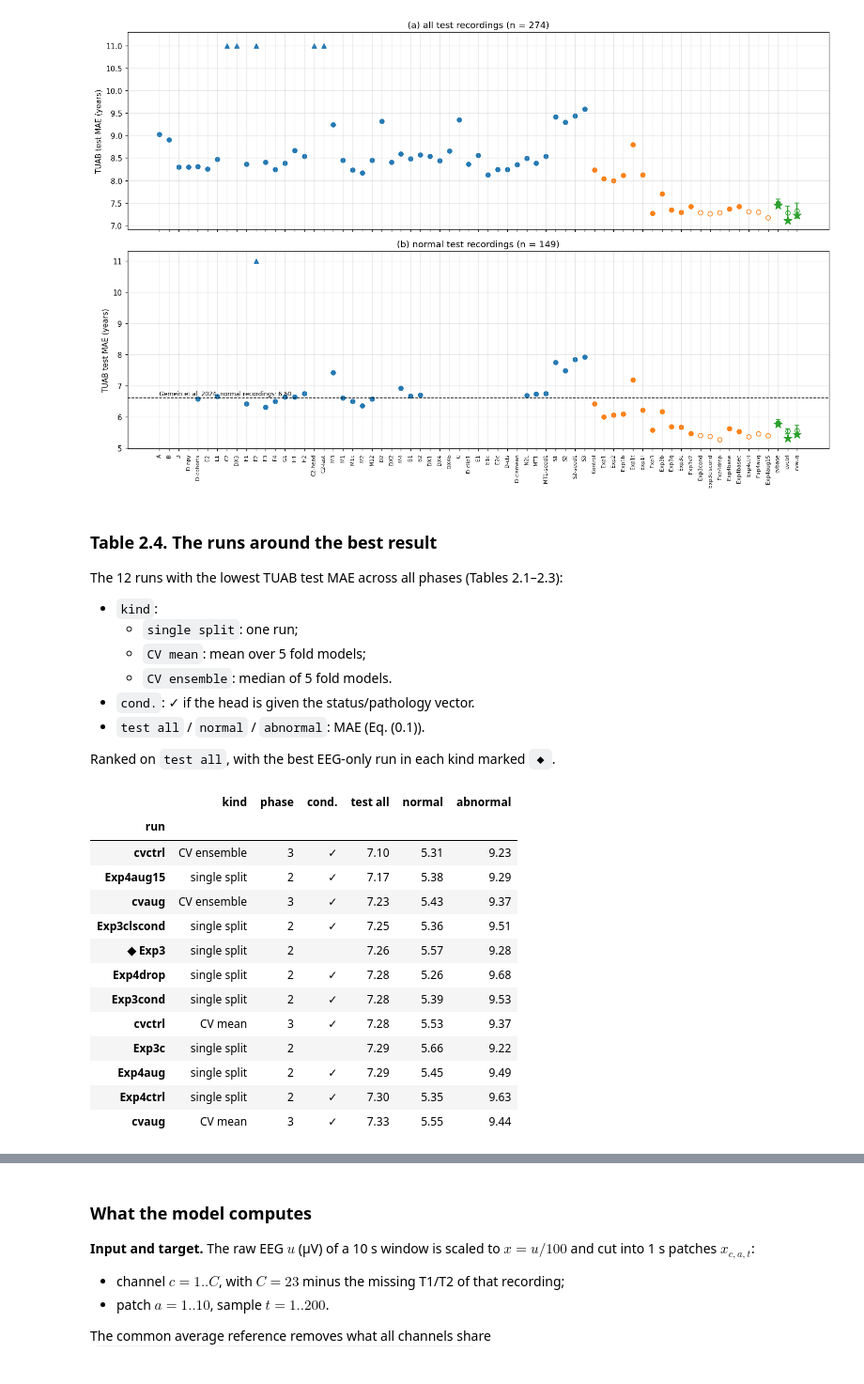
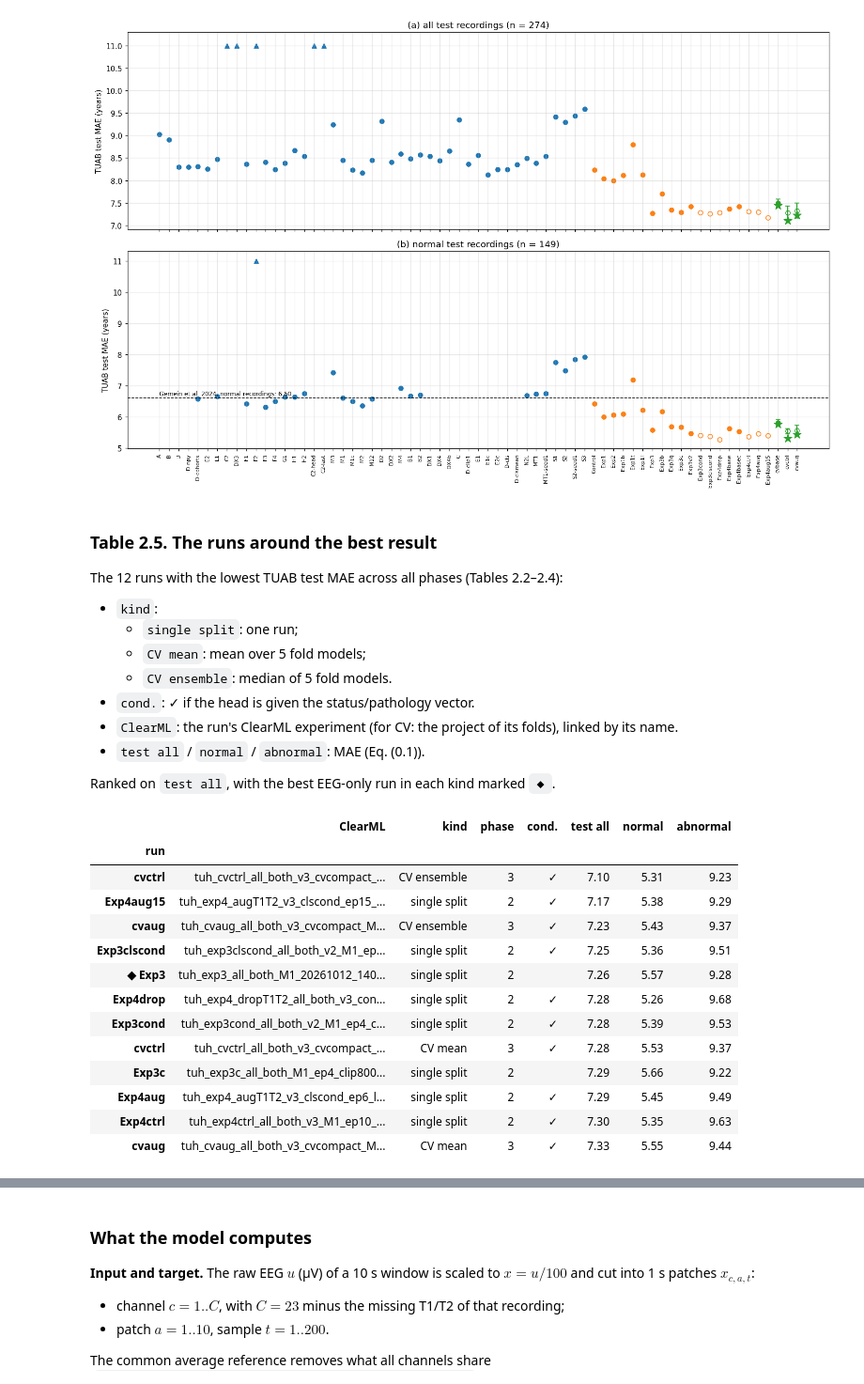
Before and after one commit to Neuro-Clalit/LaBraM, a Jupyter notebook: notebooks/brain_age_research_summary.ipynb, the cells around one changed output, grey strips where cells are left out. Shown at 94% size. Drawn from its saved outputs; the diff is of its cells as text; code cells hidden in the pictures.

```diff
--- a/notebooks/brain_age_research_summary.ipynb
+++ b/notebooks/brain_age_research_summary.ipynb
@@ -93,6 +97,7 @@ REGISTRY = os.path.join(REPO, "docs/age_overfitting_experiments.md")
 COHORT_CSV = os.path.join(REPO, "docs/data/tuh_cohort_eval_v1.csv")
 CV_CSV = os.path.join(REPO, "docs/data/cv5_eval_v2.csv")
 AB_JSON = os.path.join(REPO, "docs/data/line_removal_ab.json")
+CLEARML_CSV = os.path.join(REPO, "docs/data/brain_age_clearml_runs.csv")
 TUH = os.environ.get("LABRAM_TUH_ROOT", "/data/datasets/EEG-public/TUH_EEG")
 CV_PREDS = os.path.join(os.environ.get("LABRAM_CV_EVAL", os.path.join(TUH, "_state/cohort_runs/cv_eval")),
                         "cv_preds.json")
@@ -100,6 +105,7 @@ HAVE_TUH = os.path.isdir(os.path.join(TUH, "cohorts"))
 HAVE_PREDS = os.path.exists(CV_PREDS)
 
 reg = rs.registry_master_table(REGISTRY)
+cml = rs.load_clearml_runs(CLEARML_CSV)      # run -> ClearML experiment name and link
 coh = pd.read_csv(COHORT_CSV)
 cv = pd.read_csv(CV_CSV)
 print(f"registry: {len(reg)} phase-1 runs; cohort CSV: {coh.model.nunique()} phase-2 runs; "
@@ -154,7 +160,7 @@ One row per dataset.
 # %%
 DATASETS = [
     ("TUAB v3.0.0", "1", "tuab/v3.0.1/edf/legacy_v3.0.0_processed", "TUAB, all recordings (normal + abnormal)",
-     "phase-1 runs (Table 2.1)"),
+     "phase-1 runs (Table 2.2)"),
     ("TUAB v3.0.1 interp", "2", "tuab/v3.0.1/edf/processed_npy_interp50-60", "TUAB, all recordings", "Control"),
     ("normal_tueg_v1", "2", "cohorts/normal_tueg_v1", "TUEG normal, patients outside TUAB; no test split", "Exp2"),
     ("normal_both_v1", "2", "cohorts/normal_both_v1", "TUAB normal + TUEG normal", "Exp1, Exp1b, Exp1t, Exp1f"),
@@ -395,7 +470,7 @@ rows = []
 for e in rs.PHASE2:
     if e.name not in set(coh.model):
         continue
-    rows.append({"run": e.name, "cohort": e.cohort, "epochs": f"{e.epochs} / {e.warmup}",
+    rows.append({"run": e.name, "ClearML": cml.link.get(e.name, "–"), "cohort": e.cohort, "epochs": f"{e.epochs} / {e.warmup}",
                  "cond.": "✓" if e.conditions else "", "parent": e.parent, "change": e.change,
                  "test all": cohort_metric(e.name, "test", "TUAB", "all"),
                  "normal": cohort_metric(e.name, "test", "TUAB", "normal"),
@@ -403,5 +478,5 @@ for e in rs.PHASE2:
                  "R² normal": cohort_metric(e.name, "test", "TUAB", "normal", "R2"),
                  "TUEG val v2": cohort_metric(e.name, "val_v2", "TUEG", "all")})
 t22 = pd.DataFrame(rows).set_index("run")
-numbered_table(t22, "2.2", "Phase 2 runs")
+numbered_table(t22, "2.3", "Phase 2 runs")
 # %% [output]
@@ -468,7 +544,7 @@ def ens_mae(exp, cohort="all"):
 
 rows = []
 for exp in ("cvbase", "cvctrl", "cvaug"):
-    r = {"run": exp, "cond.": "✓" if rs.EXPERIMENTS[exp].conditions else ""}
+    r = {"run": exp, "ClearML": cml.link[exp], "cond.": "✓" if rs.EXPERIMENTS[exp].conditions else ""}
     for label, split, source, cohort in (("CV val", "val", "all", "all"), ("CV test", "test", "all", "all"),
                                          ("TUAB test", "heldout", "TUAB", "all"),
                                          ("normal", "heldout", "TUAB", "normal"),
@@ -481,5 +557,5 @@ for exp in ("cvbase", "cvctrl", "cvaug"):
         r["ens. abnormal"] = ens_mae(exp, "abnormal")
     rows.append(r)
 t23 = pd.DataFrame(rows).set_index("run")
-numbered_table(t23, "2.3", "Five-fold cross-validation")
+numbered_table(t23, "2.4", "Five-fold cross-validation")
 # %% [output]
@@ -539,53 +615,55 @@ plt.show()
 # %% [output]
 [figure]
 # %% [markdown]
-### Table 2.4. The runs around the best result
+### Table 2.5. The runs around the best result
 
-The 12 runs with the lowest TUAB test MAE across all phases (Tables 2.1–2.3):
+The 12 runs with the lowest TUAB test MAE across all phases (Tables 2.2–2.4):
 * `kind`:
   * `single split`: one run;
   * `CV mean`: mean over 5 fold models;
   * `CV ensemble`: median of 5 fold models.
 * `cond.`: ✓ if the head is given the status/pathology vector.
+* `ClearML`: the run's ClearML experiment (for CV: the project of its folds), linked by its name.
 * `test all` / `normal` / `abnormal`: MAE (Eq. (0.1)).
 
 Ranked on `test all`, with the best EEG-only run in each kind marked `◆`.
 # %%
 rows = [{"run": r.run, "kind": "single split", "phase": "1", "cond.": "", "test all": r.test,
          "normal": r.test_normal, "abnormal": r.test_abnormal} for r in reg.itertuples()]
 rows += [{"run": n, "kind": "single split", "phase": "2", "cond.": "✓" if rs.EXPERIMENTS[n].conditions else "",
           "test all": t22.loc[n, "test all"], "normal": t22.loc[n, "normal"], "abnormal": t22.loc[n, "abnormal"]}
          for n in t22.index]
 for exp in ("cvbase", "cvctrl", "cvaug"):
     cond = "✓" if rs.EXPERIMENTS[exp].conditions else ""
     rows.append({"run": exp, "kind": "CV mean", "phase": "3", "cond.": cond,
                  **{k: fold_stats(exp, "heldout", "TUAB", c)[0] for k, c in
                     (("test all", "all"), ("normal", "normal"), ("abnormal", "abnormal"))}})
     if preds is not None and STATUS:
         rows.append({"run": exp, "kind": "CV ensemble", "phase": "3", "cond.": cond,
                      "test all": ens_mae(exp), "normal": ens_mae(exp, "normal"), "abnormal": ens_mae(exp, "abnormal")})
 allruns = pd.DataFrame(rows)
 top = allruns.sort_values("test all").head(12).copy()
+top.insert(1, "ClearML", top.run.map(cml.link))
 for kind in top.kind.unique():
     k = allruns[(allruns.kind == kind) & (allruns["cond."] == "")].sort_values("test all")
     if len(k) and k.index[0] in top.index:
         top.loc[k.index[0], "run"] = "◆ " + top.loc[k.index[0], "run"]
-numbered_table(top.set_index("run"), "2.4", "The runs around the best result")
+numbered_table(top.set_index("run"), "2.5", "The runs around the best result")
 # %% [output]
-|  | kind | phase | cond. | test all | normal | abnormal |
-| run |  |  |  |  |  |  |
-| cvctrl | CV ensemble | 3 | ✓ | 7.10 | 5.31 | 9.23 |
-| Exp4aug15 | single split | 2 | ✓ | 7.17 | 5.38 | 9.29 |
-| cvaug | CV ensemble | 3 | ✓ | 7.23 | 5.43 | 9.37 |
-| Exp3clscond | single split | 2 | ✓ | 7.25 | 5.36 | 9.51 |
-| ◆ Exp3 | single split | 2 |  | 7.26 | 5.57 | 9.28 |
-| Exp4drop | single split | 2 | ✓ | 7.28 | 5.26 | 9.68 |
-| Exp3cond | single split | 2 | ✓ | 7.28 | 5.39 | 9.53 |
-| cvctrl | CV mean | 3 | ✓ | 7.28 | 5.53 | 9.37 |
-| Exp3c | single split | 2 |  | 7.29 | 5.66 | 9.22 |
-| Exp4aug | single split | 2 | ✓ | 7.29 | 5.45 | 9.49 |
-| Exp4ctrl | single split | 2 | ✓ | 7.30 | 5.35 | 9.63 |
-| cvaug | CV mean | 3 | ✓ | 7.33 | 5.55 | 9.44 |
+|  | ClearML | kind | phase | cond. | test all | normal | abnormal |
+| run |  |  |  |  |  |  |  |
+| cvctrl | tuh_cvctrl_all_both_v3_cvcompact_... | CV ensemble | 3 | ✓ | 7.10 | 5.31 | 9.23 |
+| Exp4aug15 | tuh_exp4_augT1T2_v3_clscond_ep15_... | single split | 2 | ✓ | 7.17 | 5.38 | 9.29 |
+| cvaug | tuh_cvaug_all_both_v3_cvcompact_M... | CV ensemble | 3 | ✓ | 7.23 | 5.43 | 9.37 |
+| Exp3clscond | tuh_exp3clscond_all_both_v2_M1_ep... | single split | 2 | ✓ | 7.25 | 5.36 | 9.51 |
+| ◆ Exp3 | tuh_exp3_all_both_M1_20261012_140... | single split | 2 |  | 7.26 | 5.57 | 9.28 |
+| Exp4drop | tuh_exp4_dropT1T2_all_both_v3_con... | single split | 2 | ✓ | 7.28 | 5.26 | 9.68 |
+| Exp3cond | tuh_exp3cond_all_both_v2_M1_ep4_c... | single split | 2 | ✓ | 7.28 | 5.39 | 9.53 |
+| cvctrl | tuh_cvctrl_all_both_v3_cvcompact_... | CV mean | 3 | ✓ | 7.28 | 5.53 | 9.37 |
+| Exp3c | tuh_exp3c_all_both_M1_ep4_clip800... | single split | 2 |  | 7.29 | 5.66 | 9.22 |
+| Exp4aug | tuh_exp4_augT1T2_v3_clscond_ep6_l... | single split | 2 | ✓ | 7.29 | 5.45 | 9.49 |
+| Exp4ctrl | tuh_exp4ctrl_all_both_v3_M1_ep10_... | single split | 2 | ✓ | 7.30 | 5.35 | 9.63 |
+| cvaug | tuh_cvaug_all_both_v3_cvcompact_M... | CV mean | 3 | ✓ | 7.33 | 5.55 | 9.44 |
 # %% [markdown]
 ## 3. The best experiment
 
```
Also changed, not shown: parts of 16 cells of this notebook, 5 other files.
